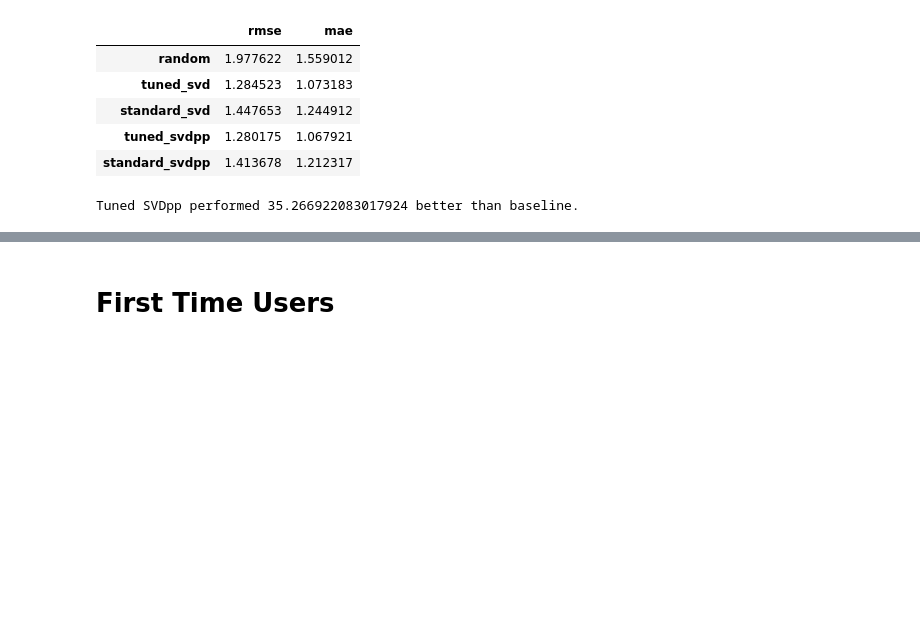
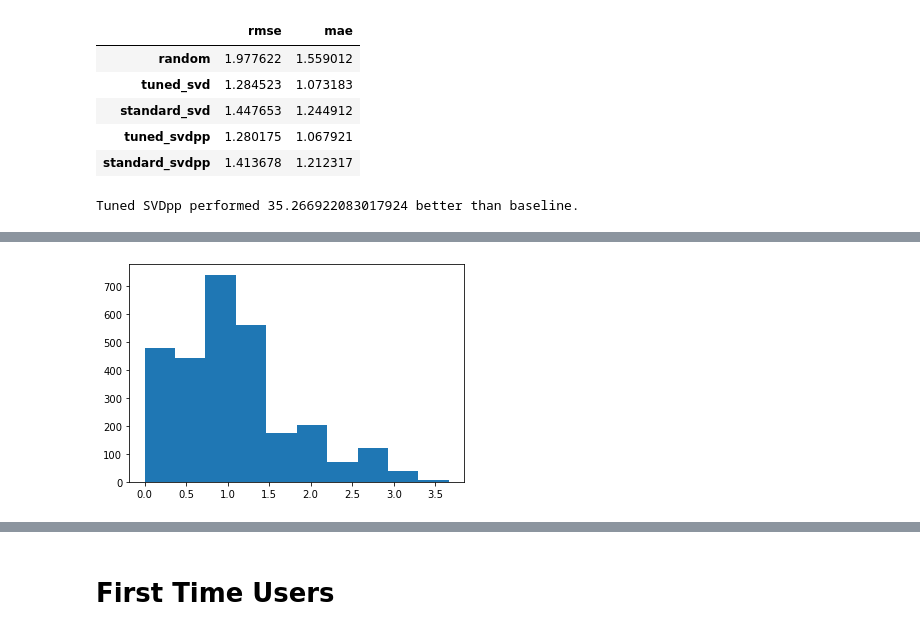
Before and after one commit to mollyryanruby/Olist_Ecommerce_Recommendation_Engine, a Jupyter notebook: Olist_ecomm_reccomender.ipynb, the cells around one changed output, grey strips where cells are left out. Cells and saved outputs as stored; diff of their text form; code cells hidden in the pictures; blank space fills up the shorter version.

```diff
--- a/Olist_ecomm_reccomender.ipynb
+++ b/Olist_ecomm_reccomender.ipynb
@@ -921,0 +1008,35 @@ class HybridFacto(surprise.AlgoBase):
+# %%
+# Let's build a pandas dataframe with all the predictions
+
+def get_Iu(uid):
+    """Return the number of items rated by given user
+
+    Args:
+        uid: The raw id of the user.
+    Returns:
+        The number of items rated by the user.
+    """
+
+    try:
+        return len(train_set.ur[train_set.to_inner_uid(uid)])
+    except ValueError:  # user was not part of the trainset
+        return 0
+
+def get_Ui(iid):
+    """Return the number of users that have rated given item
+
+    Args:
+        iid: The raw id of the item.
+    Returns:
+        The number of users that have rated the item.
+    """
+
+    try:
+        return len(train_set.ir[train_set.to_inner_iid(iid)])
+    except ValueError:  # item was not part of the trainset
+        return 0
+
+recommendation_results = pd.DataFrame(final_predictions, columns=['uid', 'iid', 'rui', 'est', 'details'])
+recommendation_results['Iu'] = recommendation_results.uid.apply(get_Iu)
+recommendation_results['Ui'] = recommendation_results.iid.apply(get_Ui)
+recommendation_results['err'] = abs(recommendation_results.est - recommendation_results.rui)
@@ -921,0 +1078,4 @@ class HybridFacto(surprise.AlgoBase):
+# %%
+plt.hist(recommendation_results.err);
+# %% [output]
+[figure, added]
```
Also changed, not shown: parts of 151 cells of this notebook.
